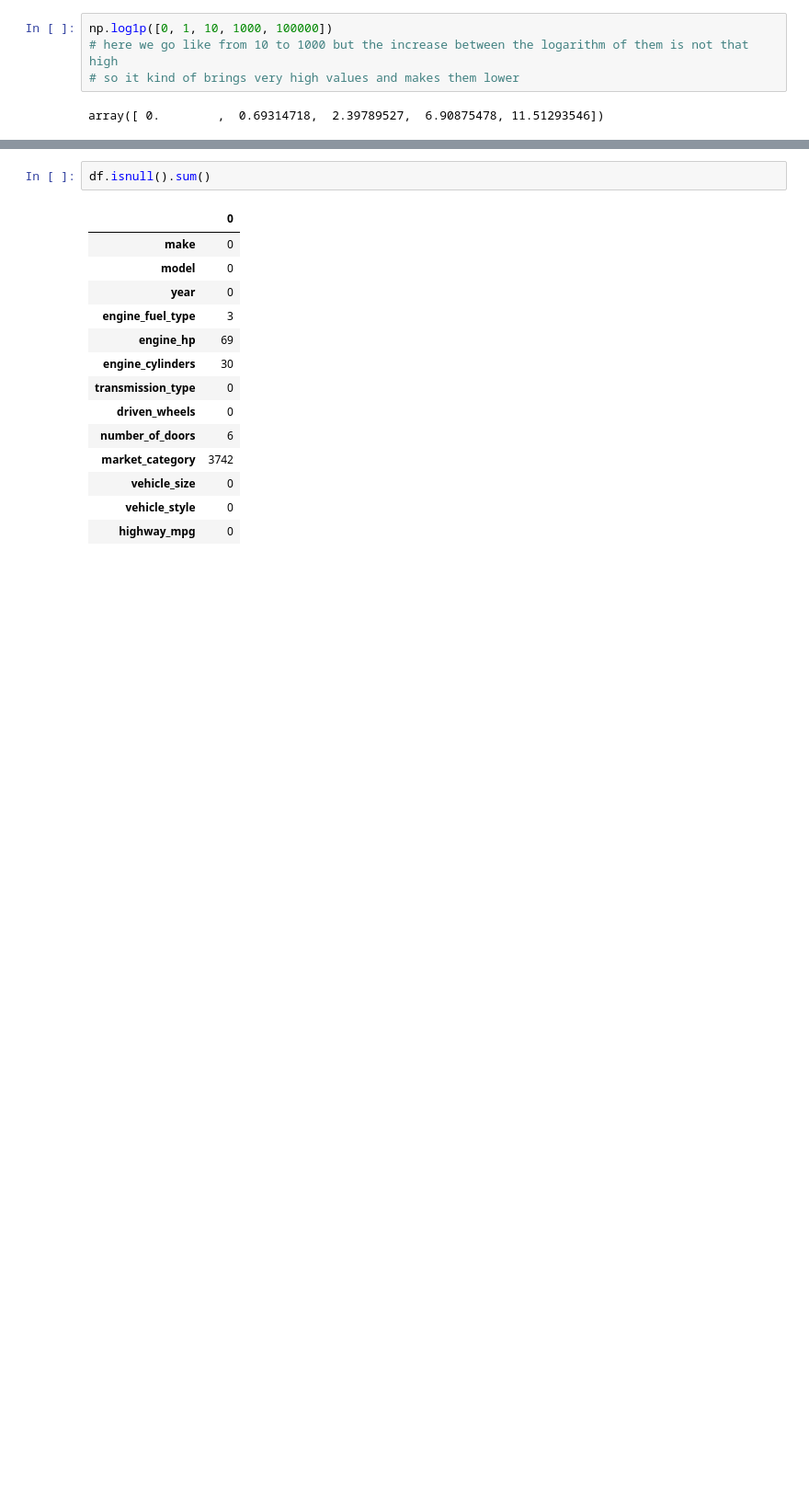
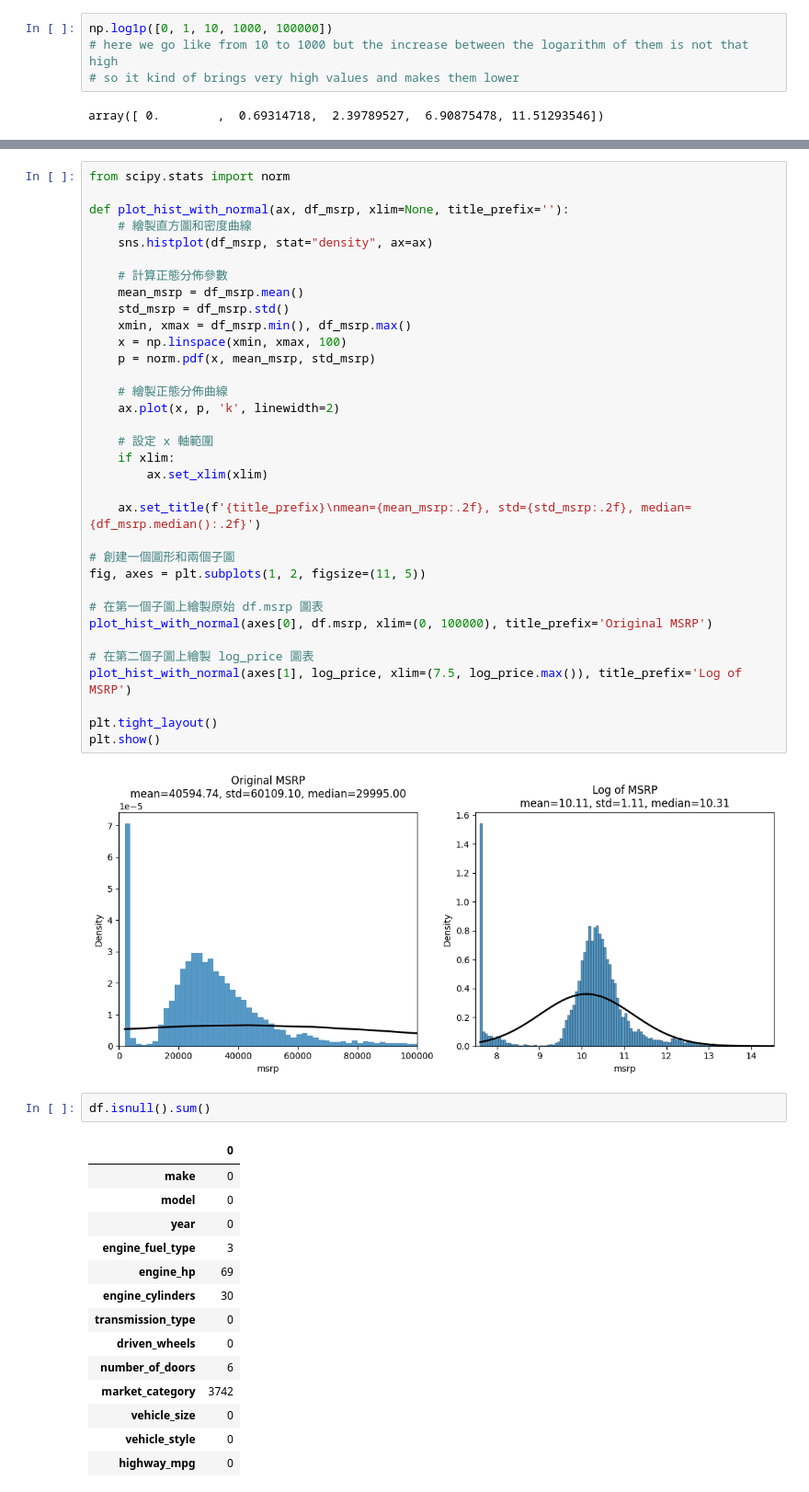
Before and after one commit to spencer18001/machine-learning-zoomcamp, a Jupyter notebook: 02/02-carprice.ipynb, the cells around one changed output, grey strips where cells are left out. Shown: that part at 92% size. Cells and saved outputs as stored; diff of their text form; blank space fills up the shorter version.

```diff
--- a/02/02-carprice.ipynb
+++ b/02/02-carprice.ipynb
@@ -81,5 +81,41 @@ plt.show()
 # %% [output]
 [figure]
+# %%
+from scipy.stats import norm
+
+def plot_hist_with_normal(ax, df_msrp, xlim=None, title_prefix=''):
+    # 繪製直方圖和密度曲線
+    sns.histplot(df_msrp, stat="density", ax=ax)
+
+    # 計算正態分佈參數
+    mean_msrp = df_msrp.mean()
+    std_msrp = df_msrp.std()
+    xmin, xmax = df_msrp.min(), df_msrp.max()
+    x = np.linspace(xmin, xmax, 100)
+    p = norm.pdf(x, mean_msrp, std_msrp)
+
+    # 繪製正態分佈曲線
+    ax.plot(x, p, 'k', linewidth=2)
+
+    # 設定 x 軸範圍
+    if xlim:
+        ax.set_xlim(xlim)
+
+    ax.set_title(f'{title_prefix}\nmean={mean_msrp:.2f}, std={std_msrp:.2f}, median={df_msrp.median():.2f}')
+
+# 創建一個圖形和兩個子圖
+fig, axes = plt.subplots(1, 2, figsize=(11, 5))
+
+# 在第一個子圖上繪製原始 df.msrp 圖表
+plot_hist_with_normal(axes[0], df.msrp, xlim=(0, 100000), title_prefix='Original MSRP')
+
+# 在第二個子圖上繪製 log_price 圖表
+plot_hist_with_normal(axes[1], log_price, xlim=(7.5, log_price.max()), title_prefix='Log of MSRP')
+
+plt.tight_layout()
+plt.show()
+# %% [output]
+[figure, added]
 # %%
 df.isnull().sum()
 # %% [output]
```
Also changed, not shown: parts of 3 cells of this notebook.
